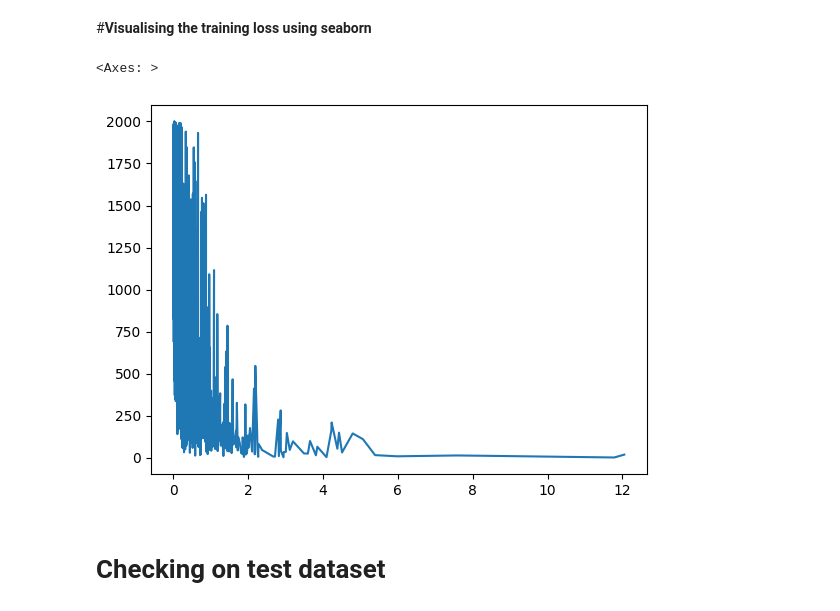
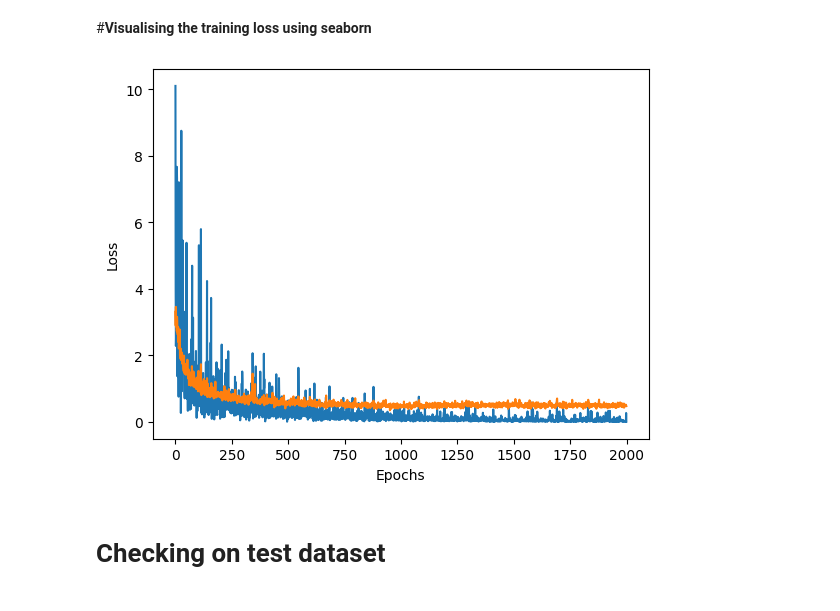
Before and after one commit to chirag1701/ESOL_water_solubility, a Jupyter notebook: ENSO_pynb.ipynb, the cells around one changed output. Saved outputs shown, nothing was run; the diff lists cells and outputs as text; code cells hidden in the pictures.

```diff
--- a/ENSO_pynb.ipynb
+++ b/ENSO_pynb.ipynb
@@ -284,6 +281,7 @@ TestLoader = DataLoader(dataset[int(data_size*0.8):], batch_size = num_graphs_pe
 # %%
 def train(dataset):
-  for batch in loader:
+  model.train()
+  for batch in Loader:
     batch.to(device)
     optimizer.zero_grad()
     # passing the node features and connection info
@@ -292,13 +290,30 @@ def train(dataset):
     loss = mse(pred, batch.y)
     loss.backward()  # Calculates gradients
     optimizer.step()  # updates the parameters using the calculated gradients
-  return loss,embedding
+  return loss.item(),embedding
 
-print("Starting training..")
-losses = []
+def validate(ValLoader):
+  model.eval()
+  val_loss = 0.0
+  with torch.no_grad():
+    for batch in ValLoader:
+      batch.to(device)
+      pred, embedding = model(batch.x.float(), batch.edge_index, batch.batch)
+      loss = mse(pred, batch.y)
+      val_loss += loss.item()
+      val_loss /= len(ValLoader)
+  return val_loss
+
+
+
+  print("Starting training..")
+train_losses = []
+val_losses = []
 for epoch in range(2000):
-  loss,h = train(dataset)   # h are the embeddings
-  losses.append(loss)
+  train_loss,h = train(dataset)   # h are the embeddings
+  train_losses.append(train_loss)
+  val_loss = validate(ValLoader)
+  val_losses.append(val_loss)
   if epoch%100==0:
-    print(f"Epoch {epoch} |   Train Loss {loss}")
+    print(f"Epoch {epoch} |   Train Loss {train_loss}   |    Validation Loss {val_loss}")
 # %% [output]
@@ -329,9 +342,11 @@ loss_indices = list(range(1, len(losses_float) + 1))
-# %%
-plt = sns.lineplot(y = loss_indices, x =losses_float)   # lineplot accepts arguments as keyword
-plt
-# %% [output]
-<Axes: >
-[figure, removed]
+# %%
+import seaborn as sns
+loss_indices = [i for i,l in enumerate(train_losses)]
+plt = sns.lineplot(x=loss_indices, y=train_losses)
+plt.set(xlabel = "Epochs", ylabel = "Loss")
+plt2 = sns.lineplot(x=loss_indices, y=val_losses)
+# %% [output]
+[figure, added]
 # %% [markdown]
 # **Checking on test dataset**
 # %%
```
Also changed, not shown: parts of 10 cells of this notebook.
